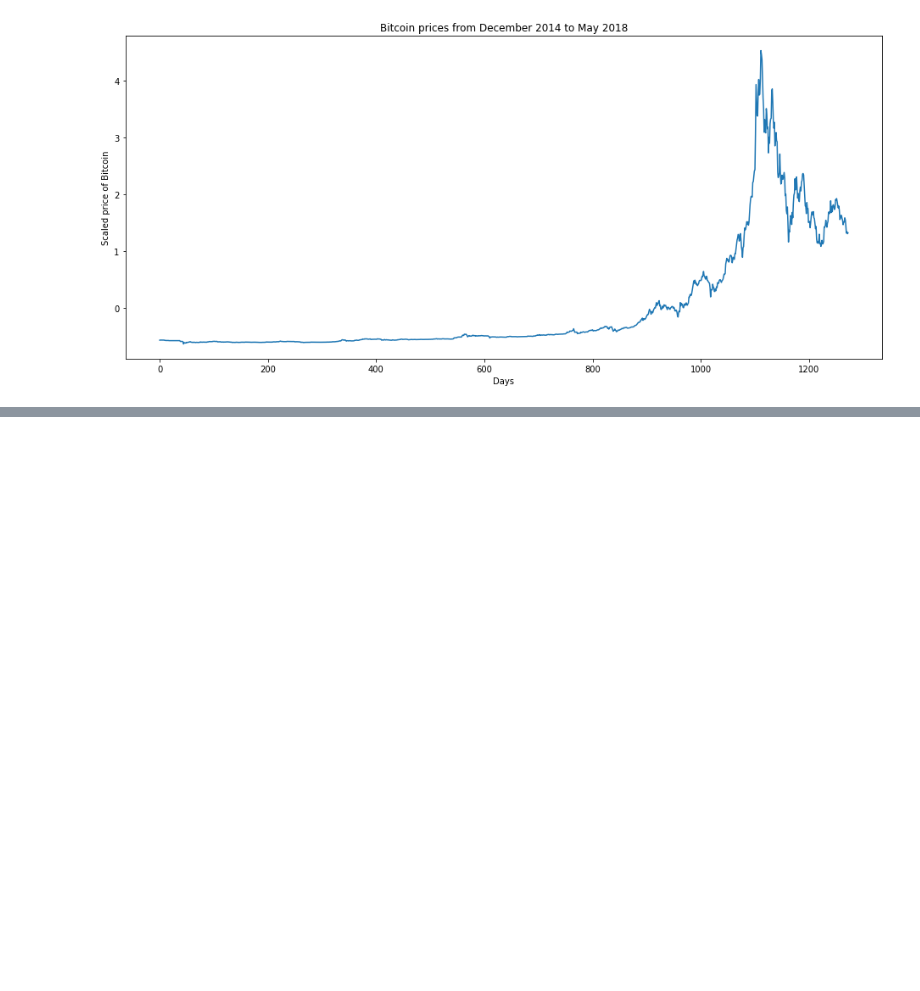
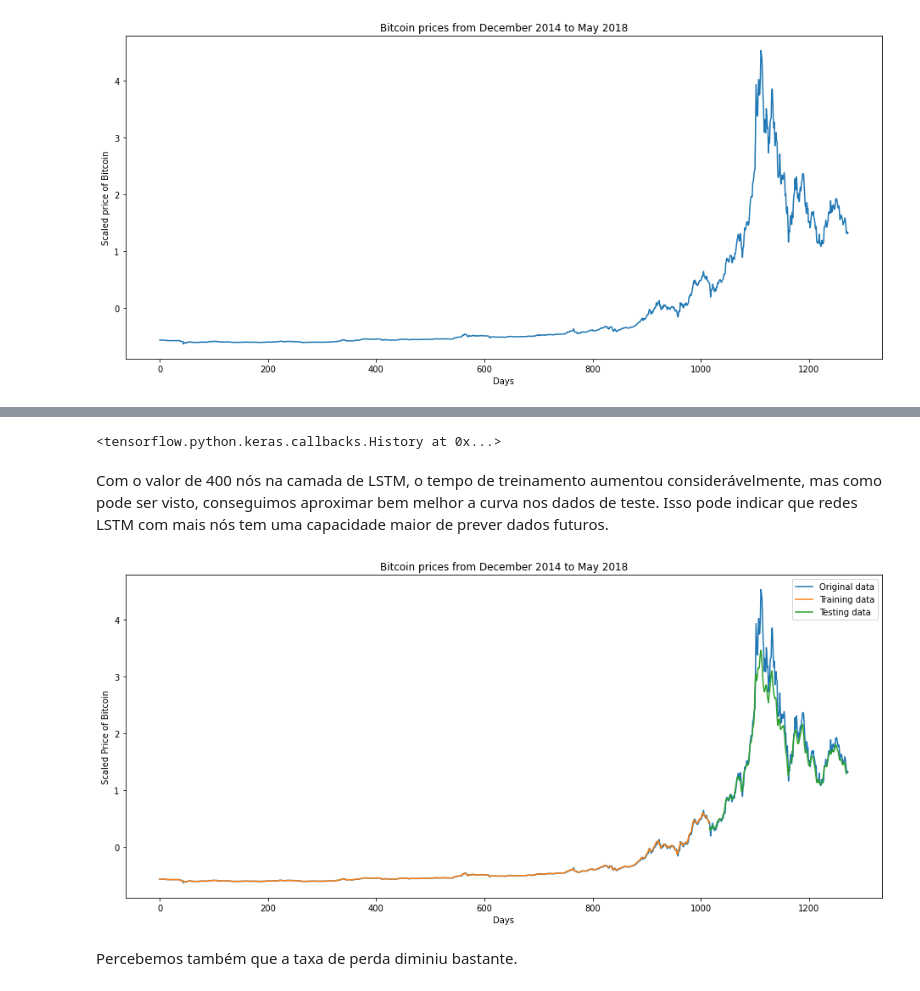
Before and after one commit to rafaelmotaalves/neural-networks, a Jupyter notebook: bitcoin/analysis.ipynb, the cells around one changed output, grey strips where cells are left out. Saved outputs shown, nothing was run; the diff lists cells and outputs as text; code cells hidden in the pictures; blank space fills up the shorter version.

Commit message:
Add LSTM analysis

```diff
--- a/bitcoin/analysis.ipynb
+++ b/bitcoin/analysis.ipynb
@@ -103,11 +141,11 @@ x, y = window_data(scaled_prices, window_size)
 x_train, y_train, x_test, y_test = split_train_test(x, y)
 # %%
 model = keras.Sequential([
-    layers.LSTM(100,input_shape=(1, window_size)),
+    layers.LSTM(50,input_shape=(1, window_size)),
     layers.Dense(1)
 ])
 
-model.compile(loss="mean_squared_error", optimizer="adam", metrics=metrics)
+model.compile(loss="mean_squared_error", optimizer="sgd", metrics=metrics)
 
 model.summary()
 # %% [output]
@@ -124,5 +162,5 @@ Trainable params: 41,701
 Non-trainable params: 0
 _________________________________________________________________
 # %%
-model.fit(x_train, y_train, epochs=max_epochs, batch_size=window_size, callbacks=[EarlyStopping(monitor="loss", patience=patience)])
+model.fit(x_train, y_train, epochs=max_epochs, batch_size=batch_size, verbose=verbose)
 # %% [output]
@@ -150,0 +185,9 @@ plot_result(model, x_train, x_test)
+# %%
+model1 = keras.Sequential([
+    layers.LSTM(400, input_shape=(1, window_size)),
+    layers.Dense(1)
+])
+
+model1.compile(loss="mean_squared_error", optimizer="sgd", metrics=metrics)
+
+model1.summary()
@@ -150,0 +207,12 @@ plot_result(model, x_train, x_test)
+# %%
+model1.fit(x_train, y_train, epochs=max_epochs, batch_size=batch_size, verbose=verbose)
+# %% [output]
+<tensorflow.python.keras.callbacks.History at 0x...>
+# %% [markdown]
+Com o valor de 400 nós na camada de LSTM, o tempo de treinamento aumentou considerávelmente, mas como pode ser visto, conseguimos aproximar bem melhor a curva nos dados de teste. Isso pode indicar que redes LSTM com mais nós tem uma capacidade maior de prever dados futuros.
+# %%
+plot_result(model1, x_train, x_test)
+# %% [output]
+[figure, added]
+# %% [markdown]
+Percebemos também que a taxa de perda diminiu bastante.
```
Also changed, not shown: parts of 51 cells of this notebook.
